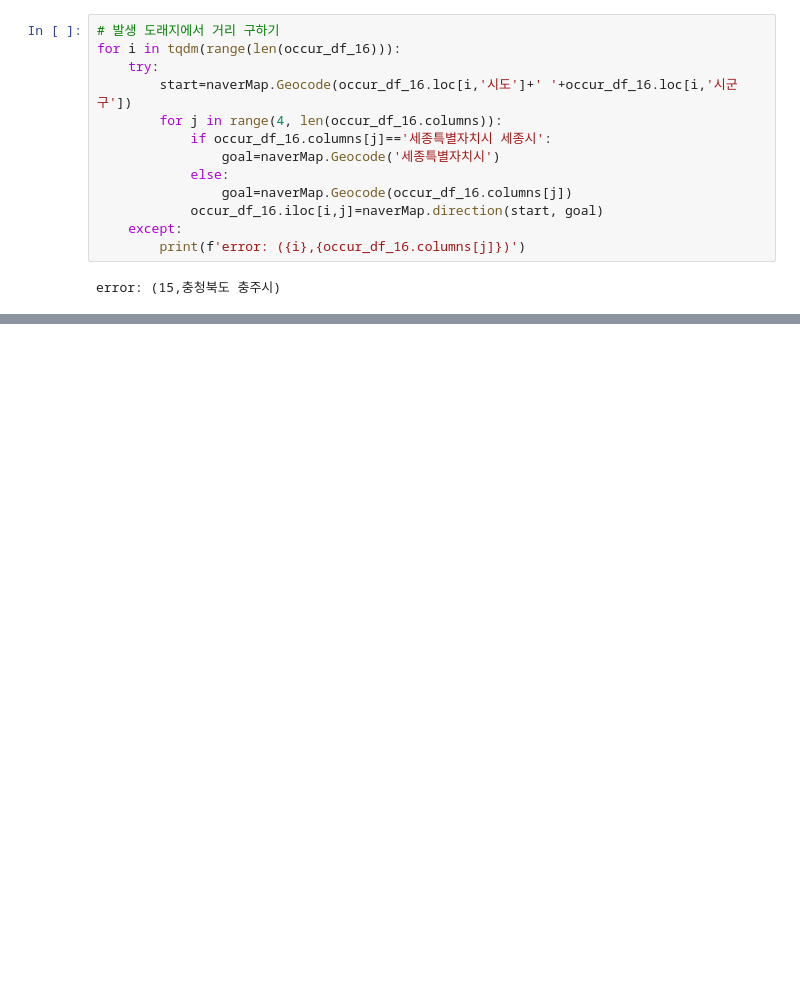
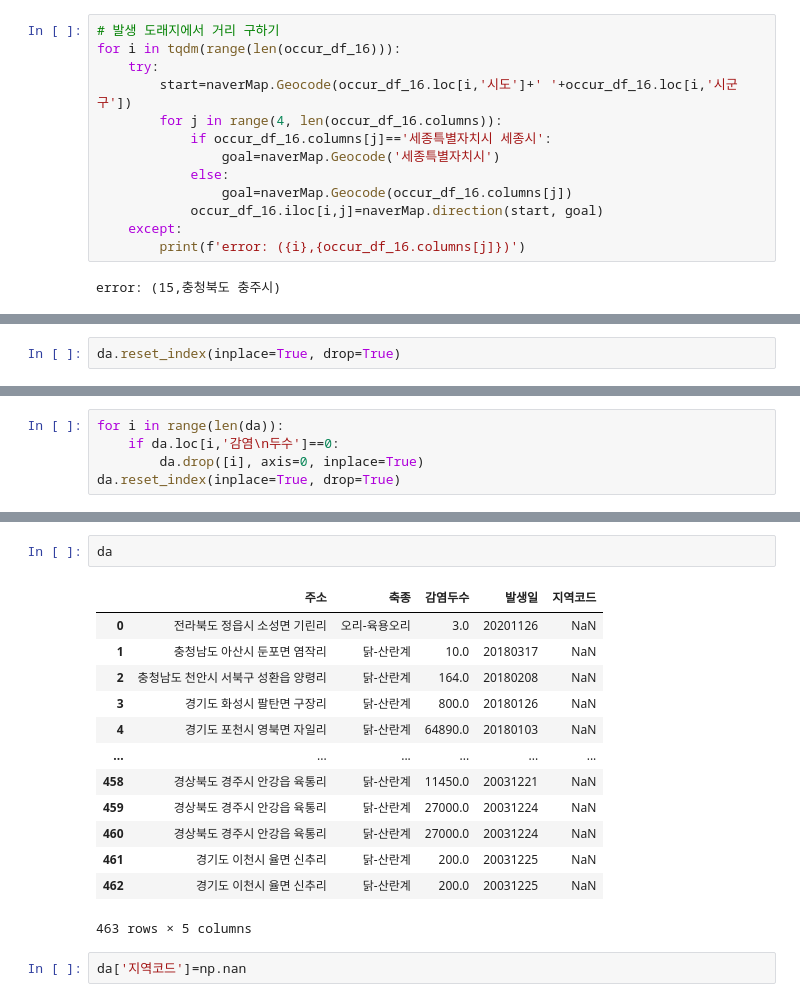
Before and after one commit to jiwoo-coding/aiai, a Jupyter notebook: local_distance_verification.ipynb, the cells around one changed output, grey strips where cells are left out. Saved outputs shown, nothing was run; the diff lists cells and outputs as text; blank space fills up the shorter version.

```diff
--- a/local_distance_verification.ipynb
+++ b/local_distance_verification.ipynb
@@ -476,0 +558,2 @@ occur_df_16.to_csv("occur_distance.csv", encoding='utf-8-sig', index=False)
+# %%
+da.reset_index(inplace=True, drop=True)
@@ -476,0 +575,5 @@ occur_df_16.to_csv("occur_distance.csv", encoding='utf-8-sig', index=False)
+# %%
+for i in range(len(da)):
+    if da.loc[i,'감염\n두수']==0:
+        da.drop([i], axis=0, inplace=True)
+da.reset_index(inplace=True, drop=True)
@@ -476,0 +607,18 @@ occur_df_16.to_csv("occur_distance.csv", encoding='utf-8-sig', index=False)
+# %%
+da
+# %% [output]
+|  | 주소 | 축종 | 감염두수 | 발생일 | 지역코드 |
+| 0 | 전라북도 정읍시 소성면 기린리 | 오리-육용오리 | 3.0 | 20201126 | NaN |
+| 1 | 충청남도 아산시 둔포면 염작리 | 닭-산란계 | 10.0 | 20180317 | NaN |
+| 2 | 충청남도 천안시 서북구 성환읍 양령리 | 닭-산란계 | 164.0 | 20180208 | NaN |
+| 3 | 경기도 화성시 팔탄면 구장리 | 닭-산란계 | 800.0 | 20180126 | NaN |
+| 4 | 경기도 포천시 영북면 자일리 | 닭-산란계 | 64890.0 | 20180103 | NaN |
+| ... | ... | ... | ... | ... | ... |
+| 458 | 경상북도 경주시 안강읍 육통리 | 닭-산란계 | 11450.0 | 20031221 | NaN |
+| 459 | 경상북도 경주시 안강읍 육통리 | 닭-산란계 | 27000.0 | 20031224 | NaN |
+| 460 | 경상북도 경주시 안강읍 육통리 | 닭-산란계 | 27000.0 | 20031224 | NaN |
+| 461 | 경기도 이천시 율면 신추리 | 닭-산란계 | 200.0 | 20031225 | NaN |
+| 462 | 경기도 이천시 율면 신추리 | 닭-산란계 | 200.0 | 20031225 | NaN |
+463 rows × 5 columns
+# %%
+da['지역코드']=np.nan
```
Also changed, not shown: parts of 44 cells of this notebook.
